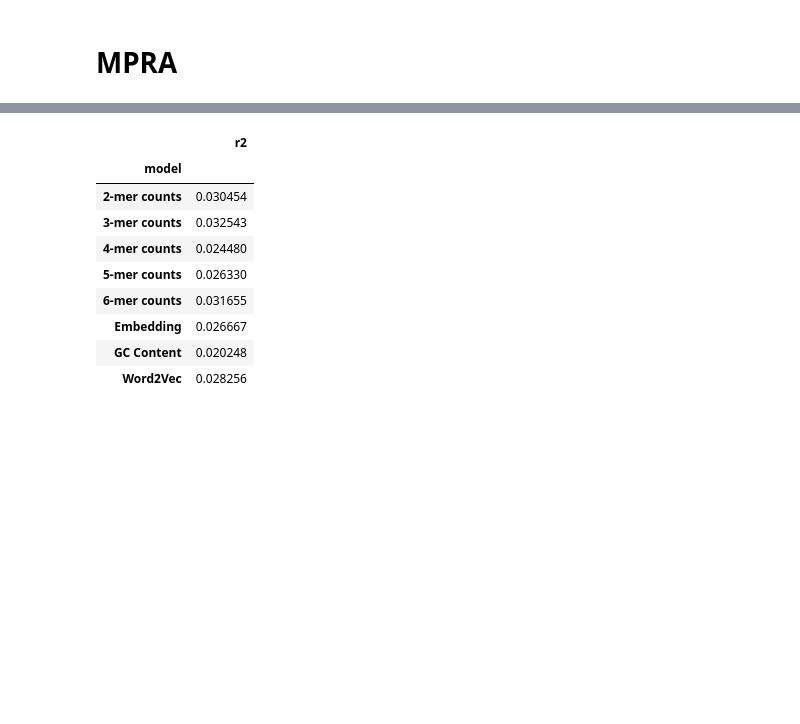
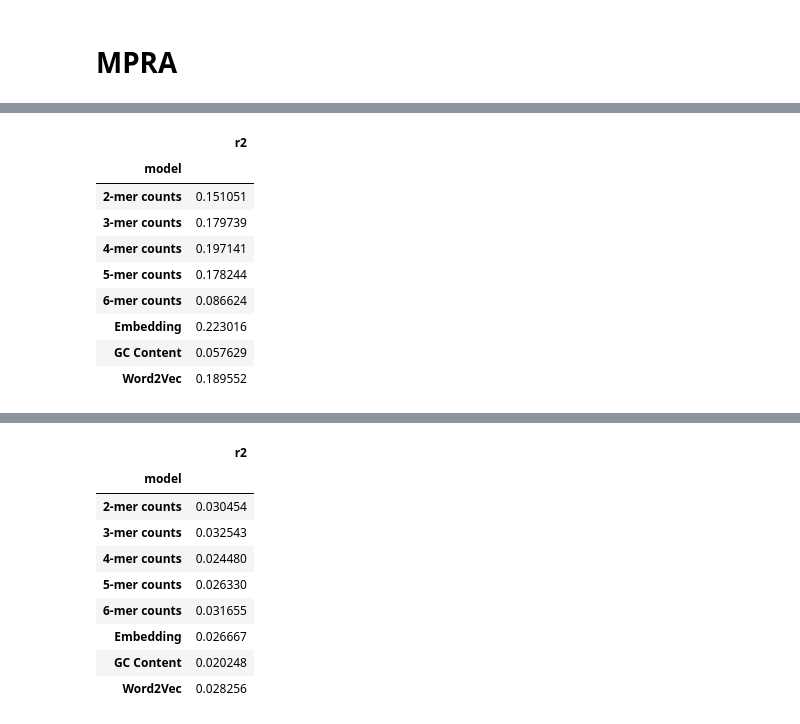
Before and after one commit to sergeyvilov/MLM, a Jupyter notebook: gankin_model/notebooks/half_life_predictions.ipynb, the cells around one changed output, grey strips where cells are left out. Saved outputs shown, nothing was run; the diff lists cells and outputs as text; code cells hidden in the pictures; blank space fills up the shorter version.

Commit message:
embeddings 1st

```diff
--- a/gankin_model/notebooks/half_life_predictions.ipynb
+++ b/gankin_model/notebooks/half_life_predictions.ipynb
@@ -605,6 +668,19 @@ for key in data_matrices:
         rows.append({"model":key, "r2":r2_val})
 
 metrics_mpra = pd.DataFrame(rows)
+# %%
+metrics_mpra.groupby('model').mean()
+# %% [output]
+|  | r2 |
+| model |  |
+| 2-mer counts | 0.151051 |
+| 3-mer counts | 0.179739 |
+| 4-mer counts | 0.197141 |
+| 5-mer counts | 0.178244 |
+| 6-mer counts | 0.086624 |
+| Embedding | 0.223016 |
+| GC Content | 0.057629 |
+| Word2Vec | 0.189552 |
 # %%
 metrics_mpra.groupby('model').mean()
 # %% [output]
```
Also changed, not shown: parts of 14 cells of this notebook, 5 other files.
